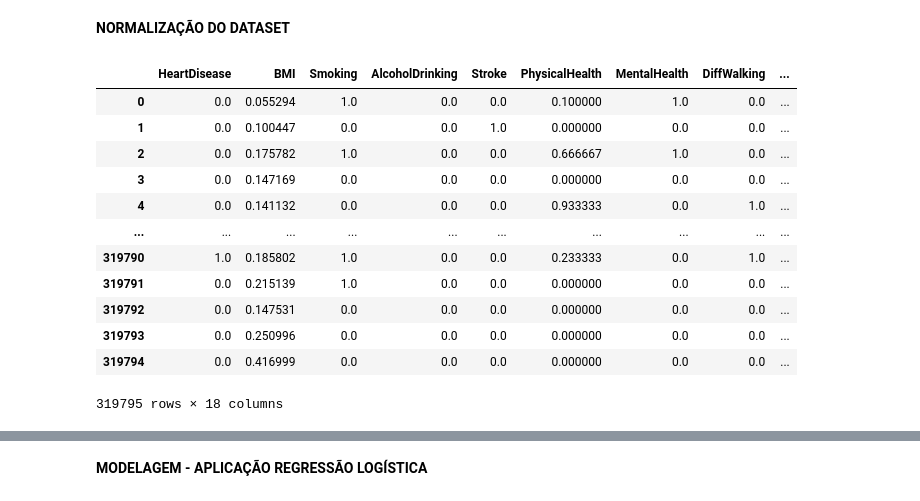
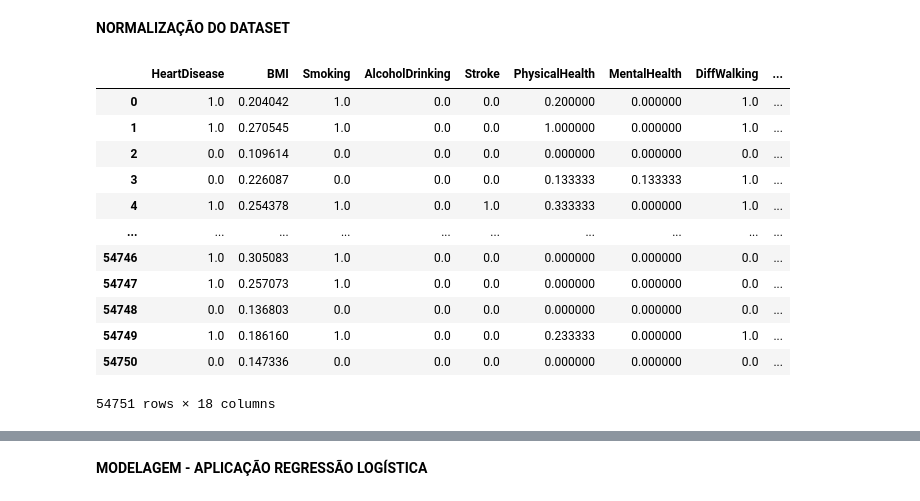
Before and after one commit to Webster-Rodrigues/Regressao_Logistica_I.A, a Jupyter notebook: Regressão_Logística.ipynb, the cells around one changed output, grey strips where cells are left out. Cells and saved outputs as stored; diff of their text form; code cells hidden in the pictures.

```diff
--- a/Regressão_Logística.ipynb
+++ b/Regressão_Logística.ipynb
@@ -103,20 +123,20 @@ display(base)
 # %%
 #Normalização
 scaler_minMax = MinMaxScaler()
-baseNormalizada = pd.DataFrame(scaler_minMax.fit_transform(base),columns=base.columns)
+baseNormalizada = pd.DataFrame(scaler_minMax.fit_transform(baseReduzida_df),columns=baseReduzida_df.columns)
 #Visualização do dataset normalizado
 display(baseNormalizada)
 # %% [output]
 |  | HeartDisease | BMI | Smoking | AlcoholDrinking | Stroke | PhysicalHealth | MentalHealth | DiffWalking | ... |
-| 0 | 0.0 | 0.055294 | 1.0 | 0.0 | 0.0 | 0.100000 | 1.0 | 0.0 | ... |
-| 1 | 0.0 | 0.100447 | 0.0 | 0.0 | 1.0 | 0.000000 | 0.0 | 0.0 | ... |
-| 2 | 0.0 | 0.175782 | 1.0 | 0.0 | 0.0 | 0.666667 | 1.0 | 0.0 | ... |
-| 3 | 0.0 | 0.147169 | 0.0 | 0.0 | 0.0 | 0.000000 | 0.0 | 0.0 | ... |
-| 4 | 0.0 | 0.141132 | 0.0 | 0.0 | 0.0 | 0.933333 | 0.0 | 1.0 | ... |
+| 0 | 1.0 | 0.204042 | 1.0 | 0.0 | 0.0 | 0.200000 | 0.000000 | 1.0 | ... |
+| 1 | 1.0 | 0.270545 | 1.0 | 0.0 | 0.0 | 1.000000 | 0.000000 | 1.0 | ... |
+| 2 | 0.0 | 0.109614 | 0.0 | 0.0 | 0.0 | 0.000000 | 0.000000 | 0.0 | ... |
+| 3 | 0.0 | 0.226087 | 0.0 | 0.0 | 0.0 | 0.133333 | 0.133333 | 1.0 | ... |
+| 4 | 1.0 | 0.254378 | 1.0 | 0.0 | 1.0 | 0.333333 | 0.000000 | 1.0 | ... |
 | ... | ... | ... | ... | ... | ... | ... | ... | ... | ... |
-| 319790 | 1.0 | 0.185802 | 1.0 | 0.0 | 0.0 | 0.233333 | 0.0 | 1.0 | ... |
-| 319791 | 0.0 | 0.215139 | 1.0 | 0.0 | 0.0 | 0.000000 | 0.0 | 0.0 | ... |
-| 319792 | 0.0 | 0.147531 | 0.0 | 0.0 | 0.0 | 0.000000 | 0.0 | 0.0 | ... |
-| 319793 | 0.0 | 0.250996 | 0.0 | 0.0 | 0.0 | 0.000000 | 0.0 | 0.0 | ... |
-| 319794 | 0.0 | 0.416999 | 0.0 | 0.0 | 0.0 | 0.000000 | 0.0 | 0.0 | ... |
+| 54746 | 1.0 | 0.305083 | 1.0 | 0.0 | 0.0 | 0.000000 | 0.000000 | 0.0 | ... |
+| 54747 | 1.0 | 0.257073 | 1.0 | 0.0 | 0.0 | 0.000000 | 0.000000 | 0.0 | ... |
+| 54748 | 0.0 | 0.136803 | 0.0 | 0.0 | 0.0 | 0.000000 | 0.000000 | 0.0 | ... |
+| 54749 | 1.0 | 0.186160 | 1.0 | 0.0 | 0.0 | 0.233333 | 0.000000 | 1.0 | ... |
+| 54750 | 0.0 | 0.147336 | 0.0 | 0.0 | 0.0 | 0.000000 | 0.000000 | 0.0 | ... |
-319795 rows × 18 columns
+54751 rows × 18 columns
```
Also changed, not shown: parts of 9 cells of this notebook.
